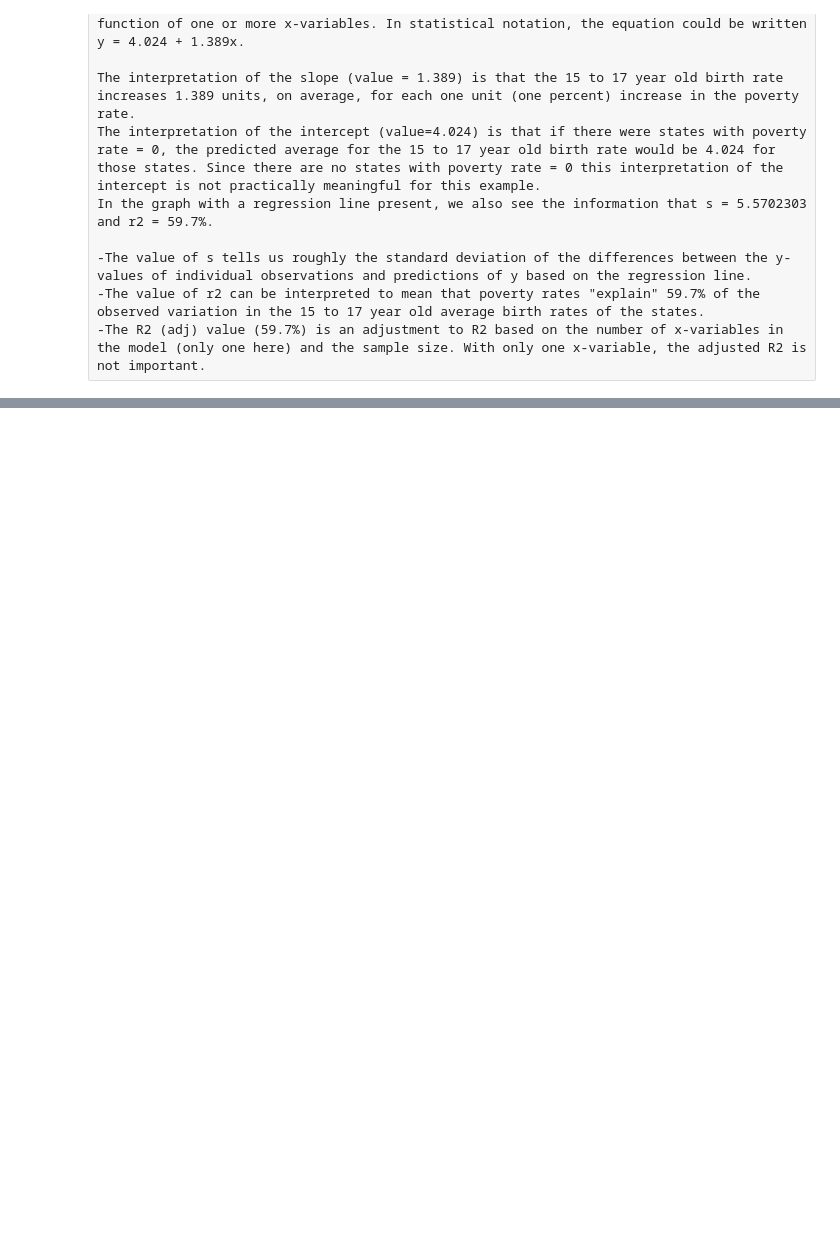
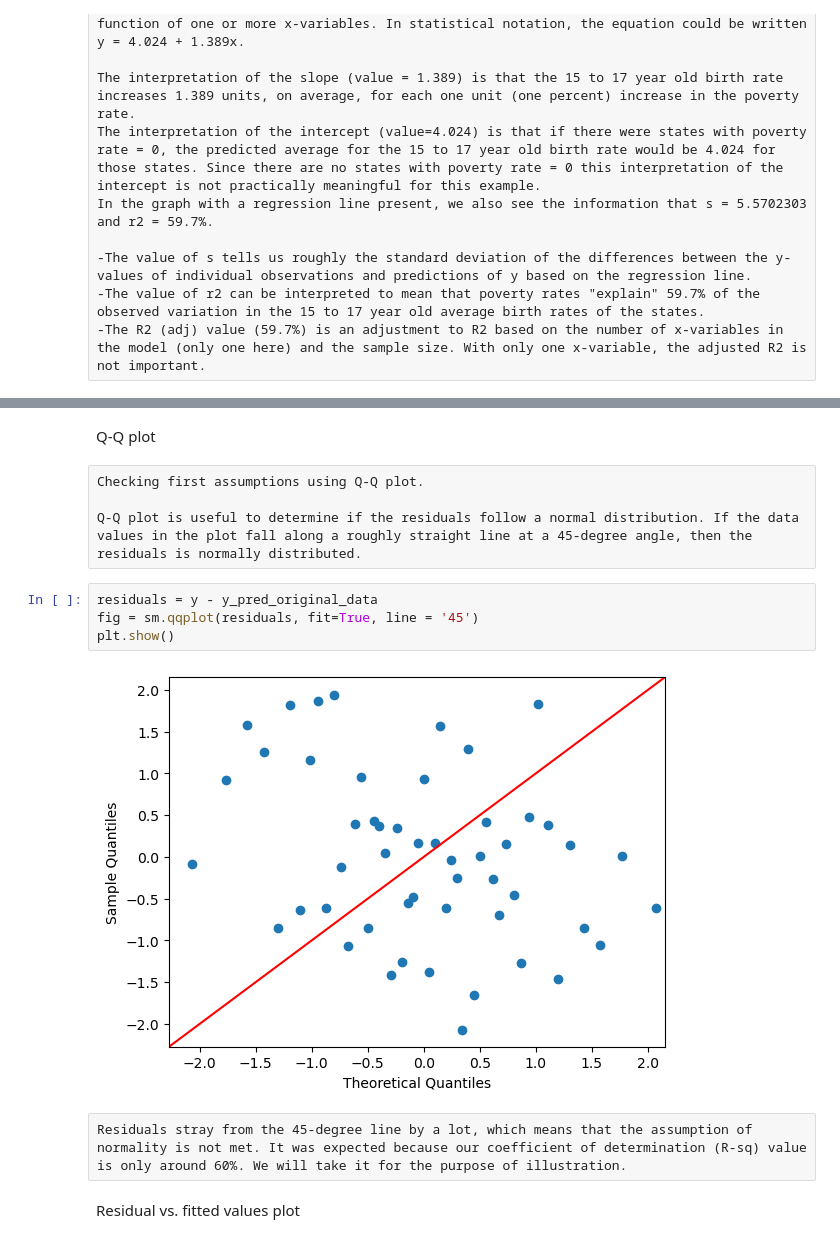
Before and after one commit to codes-at-elm/simple_linear_regression, a Jupyter notebook: simple_linear_regression.ipynb, the cells around one changed output, grey strips where cells are left out. Saved outputs shown, nothing was run; the diff lists cells and outputs as text; blank space fills up the shorter version.

Commit message:
Added code to check residuals to confirm that the assumptions of fit of simple linear regression are met.

```diff
--- a/simple_linear_regression.ipynb
+++ b/simple_linear_regression.ipynb
@@ -222,0 +242,16 @@ In the graph with a regression line present, we also see the information that s
+# %% [markdown]
+Q-Q plot
+# %% [raw]
+Checking first assumptions using Q-Q plot.
+
+Q-Q plot is useful to determine if the residuals follow a normal distribution. If the data values in the plot fall along a roughly straight line at a 45-degree angle, then the residuals is normally distributed.
+# %%
+residuals = y - y_pred_original_data
+fig = sm.qqplot(residuals, fit=True, line = '45')
+plt.show()
+# %% [output]
+[figure, added]
+# %% [raw]
+Residuals stray from the 45-degree line by a lot, which means that the assumption of normality is not met. It was expected because our coefficient of determination (R-sq) value is only around 60%. We will take it for the purpose of illustration.
+# %% [markdown]
+Residual vs. fitted values plot
```
Also changed, not shown: parts of 8 cells of this notebook.
